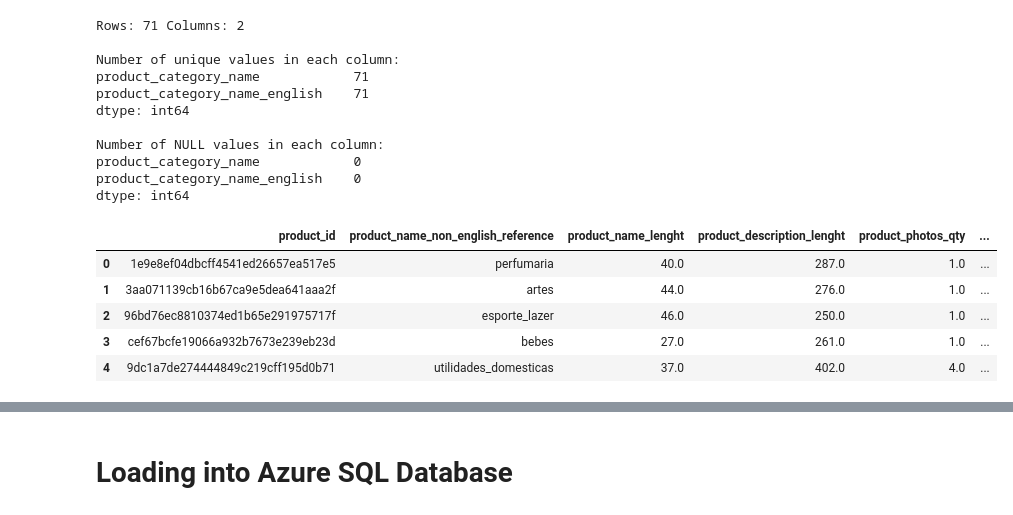
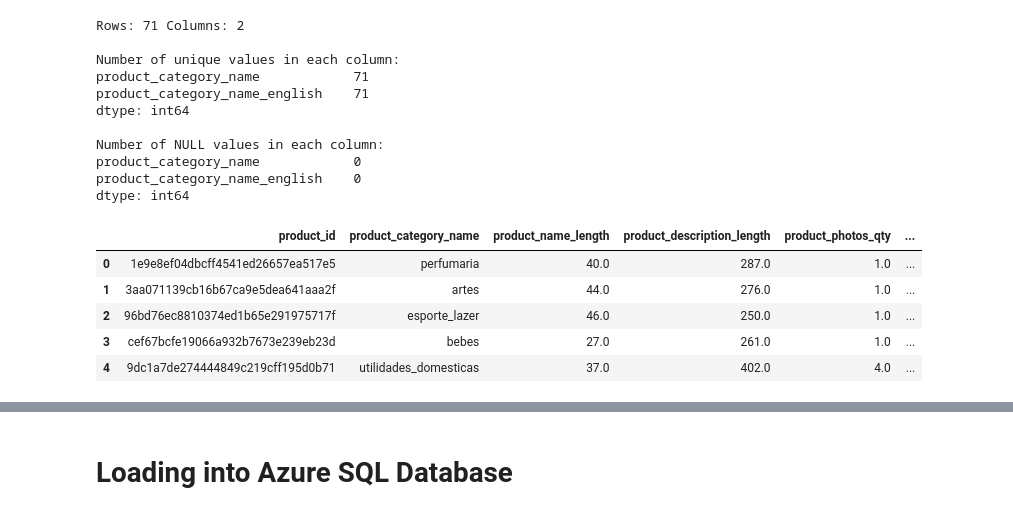
Before and after one commit to NoahPlage/Olist-Business-Analysis, a Jupyter notebook: olist-notebook.ipynb, the cells around one changed output, grey strips where cells are left out. Drawn from its saved outputs; the diff is of its cells as text; code cells hidden in the pictures.

Commit message:
Update olist-notebook.ipynb
- Fix product category name
- Fix table creation for product category name

```diff
--- a/olist-notebook.ipynb
+++ b/olist-notebook.ipynb
@@ -725,13 +694,16 @@ product_category_name_english    0
 dtype: int64
 # %%
 # clean up
+newproduct_cat_df = pd.merge(product_df, product_cat_df,
+                             on="product_category_name", how="left")
 
-newproduct_cat_df = pd.merge(product_df, product_cat_df,
-    on="product_category_name", how="left"). \
-rename(columns={"product_category_name" : "product_name_non_english_reference"})
+newproduct_cat_df.rename(columns={"product_name_lenght":"product_name_length",
+                                  "product_description_lenght":"product_description_length"},
+                                  inplace=True)
+
 newproduct_cat_df.head()
 # %% [output]
-|  | product_id | product_name_non_english_reference | product_name_lenght | product_description_lenght | product_photos_qty | ... |
+|  | product_id | product_category_name | product_name_length | product_description_length | product_photos_qty | ... |
 | 0 | 1e9e8ef04dbcff4541ed26657ea517e5 | perfumaria | 40.0 | 287.0 | 1.0 | ... |
 | 1 | 3aa071139cb16b67ca9e5dea641aaa2f | artes | 44.0 | 276.0 | 1.0 | ... |
 | 2 | 96bd76ec8810374ed1b65e291975717f | esporte_lazer | 46.0 | 250.0 | 1.0 | ... |
```
Also changed, not shown: parts of 13 cells of this notebook.
